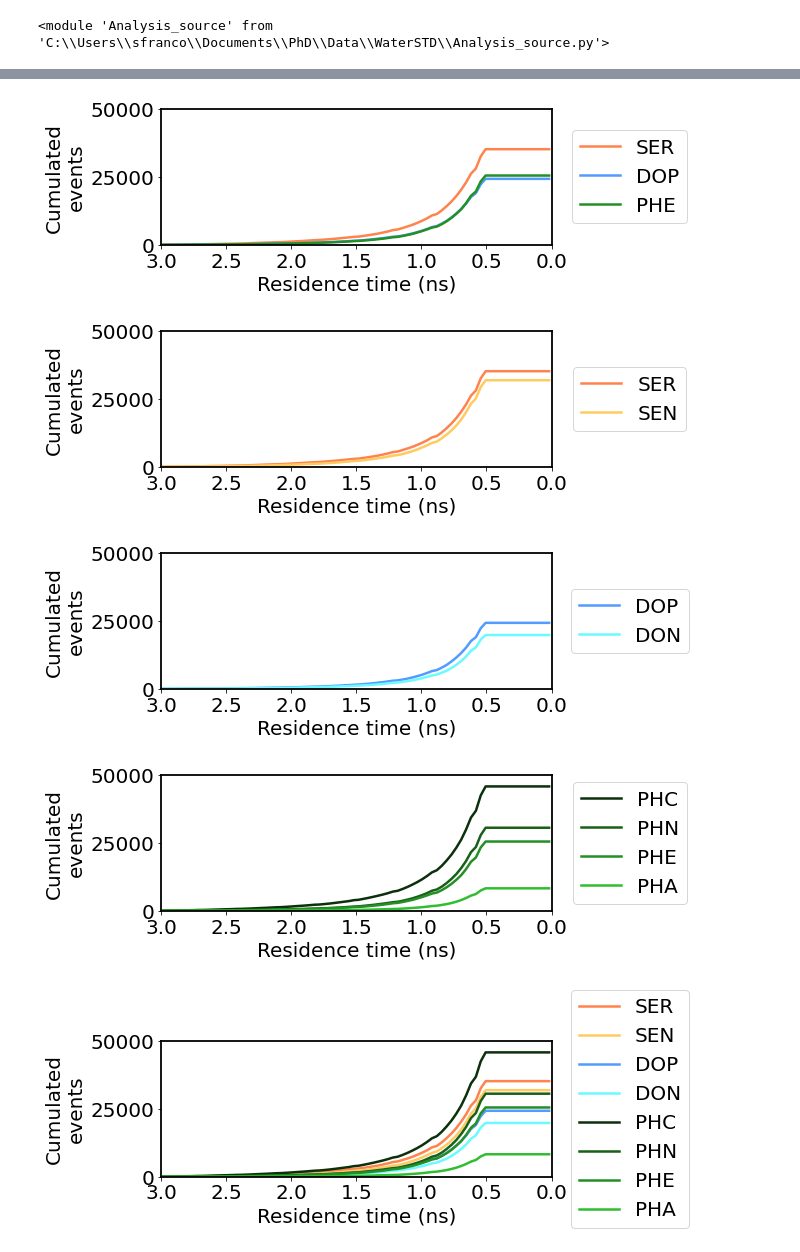
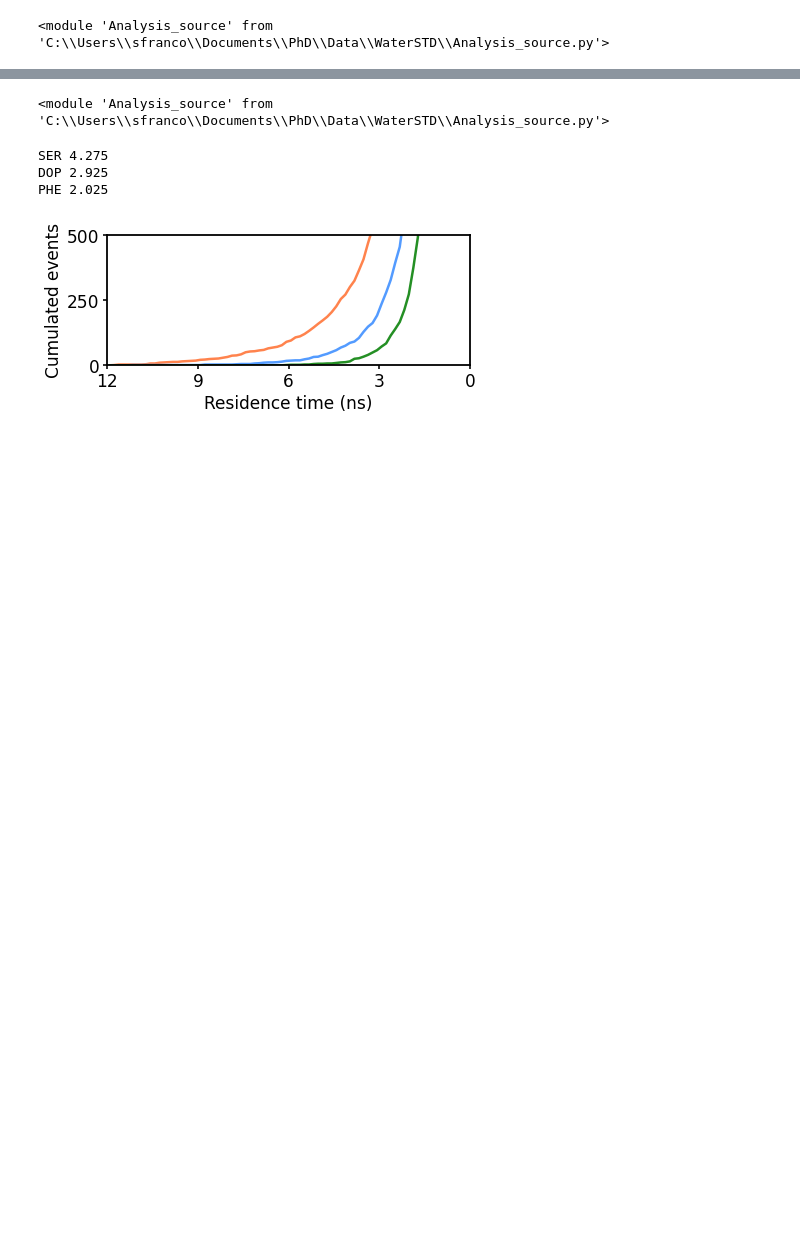
Before and after one commit to cebasfu93/MD_Analysis, a Jupyter notebook: WaterSTD/Analysis_STD.ipynb, the cells around one changed output, grey strips where cells are left out. Saved outputs shown, nothing was run; the diff lists cells and outputs as text; code cells hidden in the pictures; blank space fills up the shorter version.

```diff
--- a/WaterSTD/Analysis_STD.ipynb
+++ b/WaterSTD/Analysis_STD.ipynb
@@ -15,14 +15,14 @@ colors_btime = {'DOP' : (0.0,0.4,1.0),\
                 'PHA' : (0.0,0.8,0.0)}
 colors_btime = {key: tuple(min(1.4*(c+(np.mean(col)-c)/2.), 1) for c in col) for key, col in colors_btime.items()}
 # %%
-fnames = {"SER_H" : "BTIMES_STD/NP22sp-53_PRO1-10_btimes_STD.sfu",
-          "PHE_H" : "BTIMES_STD/NP22sp-53_PRO1-10_btimes_STD.sfu",
-          "DOP_H" : "BTIMES_STD/NP22dp-53_PRO1-11_btimes_STD.sfu",
-          "DON_H" : "BTIMES_STD/NP22don-53_PRO1-11_btimes_STD.sfu",
-          "SEN_H" : "BTIMES_STD/NP22sen-53_PRO1-11_btimes_STD.sfu",
-          "PHC_H" : "BTIMES_STD/NP22phc-53_PRO1-11_btimes_STD.sfu",
-          "PHN_H" : "BTIMES_STD/NP22phn-53_PRO1-11_btimes_STD.sfu",
-          "PHA_H" : "BTIMES_STD/NP22pha-53_PRO1-11_btimes_STD.sfu"}
+fnames = {"SER_H" : "BTIMES_STD/NP22ser-53_PRO1-5_btimes_STD.sfu",
+          "PHE_H" : "BTIMES_STD/NP22phe-53_PRO1-4_btimes_STD.sfu",
+          "DOP_H" : "BTIMES_STD/NP22dop-53_PRO1-4_btimes_STD.sfu"}#,
+          #"DON_H" : "BTIMES_STD/NP22don-53_PRO1-11_btimes_STD.sfu",
+          #"SEN_H" : "BTIMES_STD/NP22sen-53_PRO1-11_btimes_STD.sfu",
+          #"PHC_H" : "BTIMES_STD/NP22phc-53_PRO1-11_btimes_STD.sfu",
+          #"PHN_H" : "BTIMES_STD/NP22phn-53_PRO1-11_btimes_STD.sfu",
+          #"PHA_H" : "BTIMES_STD/NP22pha-53_PRO1-11_btimes_STD.sfu"}
 # %% [markdown]
 # Import data
 # %%
@@ -93,7 +73,9 @@ groups = [['SER', 'DOP', 'PHE'],
           ['PHC', 'PHN', 'PHE', 'PHA'],
           ['SER', 'SEN', 'DOP', 'DON', 'PHC', 'PHN', 'PHE', 'PHA']]
 
+groups = [['SER', 'DOP', 'PHE']]
+
 for group in groups:
-    src.plot_cumevents(group, btimes=btimes, colors=colors_btime, ylim=(0,50000), xlim=(0,5), ignore_ns=0.5)
+    src.plot_cumevents(group, btimes=btimes, colors=colors_btime, ylim=(0,35000), xlim=(0,12), nticks=5, ignore_ns=0.5, savefig=True, prefix="Figures/STD")
     #src.plot_cumevents(group, btimes=btimes, colors=colors_btime, ylim=(0,1), xlim=(0,5), ignore_ns=0.5, normed=True)
 # %% [output]
@@ -105,17 +83,22 @@ for group in groups:
+# %%
+reload(src)
+# %% [output]
+<module 'Analysis_source' from 'C:\\Users\\sfranco\\Documents\\PhD\\Data\\WaterSTD\\Analysis_source.py'>
 # %%
 groups = [['SER', 'DOP', 'PHE'],
           ['SER', 'SEN'],
           ['DOP', 'DON'],
           ['PHC', 'PHN', 'PHE', 'PHA'],
           ['SER', 'SEN', 'DOP', 'DON', 'PHC', 'PHN', 'PHE', 'PHA']]
 
+groups = [['SER', 'DOP', 'PHE']]
+
 for group in groups:
-    src.plot_cumevents(group, btimes=btimes, colors=colors_btime, ylim=(0,50000), xlim=(3,0), ignore_ns=0.5)
+    src.plot_cumevents(group, btimes=btimes, colors=colors_btime, ylim=(0,500), xlim=(12,0), nticks=5, ignore_ns=0.5, savefig=True, prefix="Figures/STDrev")
 # %% [output]
+SER 4.275
+DOP 2.925
+PHE 2.025
-[figure, old version]
+[figure, new version]
-[figure, removed]
-[figure, removed]
-[figure, removed]
-[figure, removed]
 # %%
 #src.plot_positions(['SER', 'SEN', 'DOP', 'DON', 'PHC', 'PHN', 'PHE', 'PHA'], btimes=btimes, colors=colors_btime, req_sample_size=100, ignore_ns=0.5, normdistr=True)
```
Also changed, not shown: parts of 8 cells of this notebook, 3 other files.
